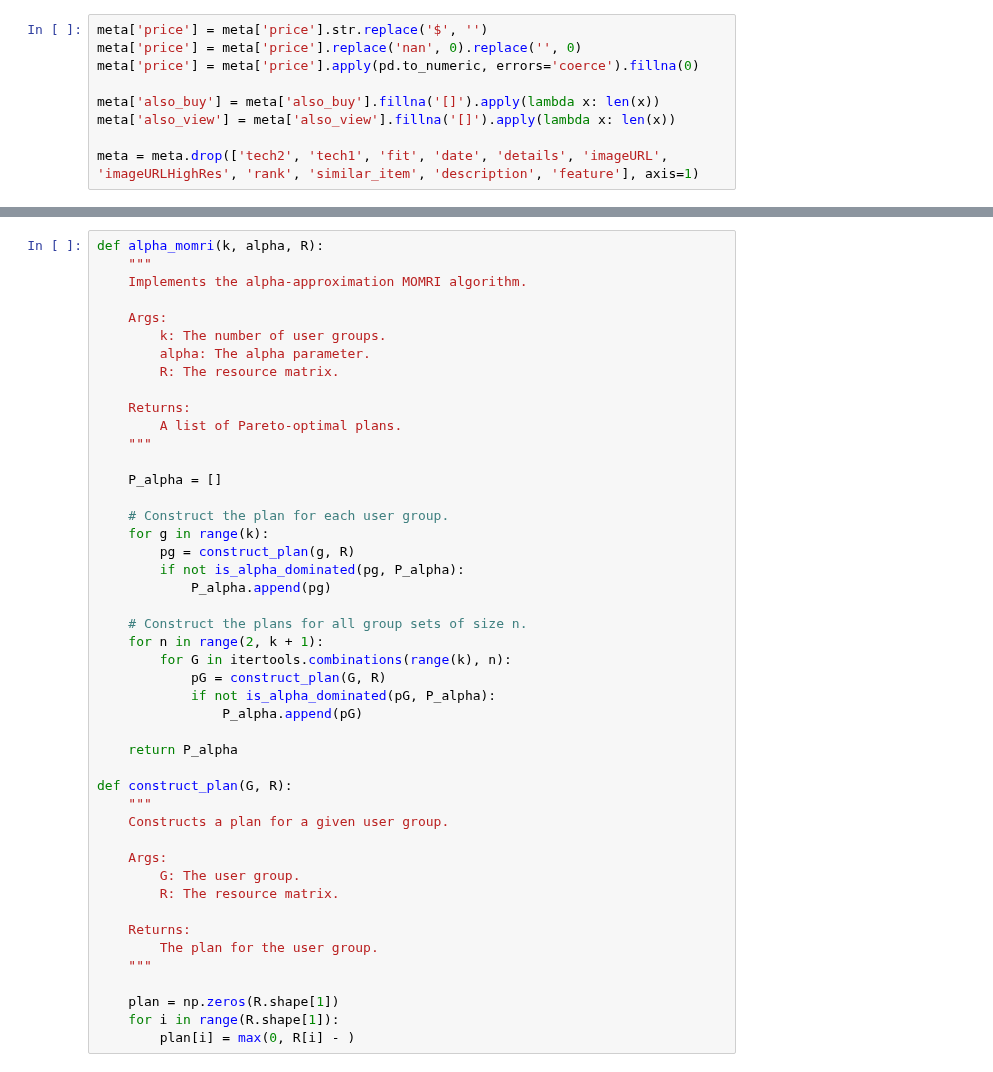
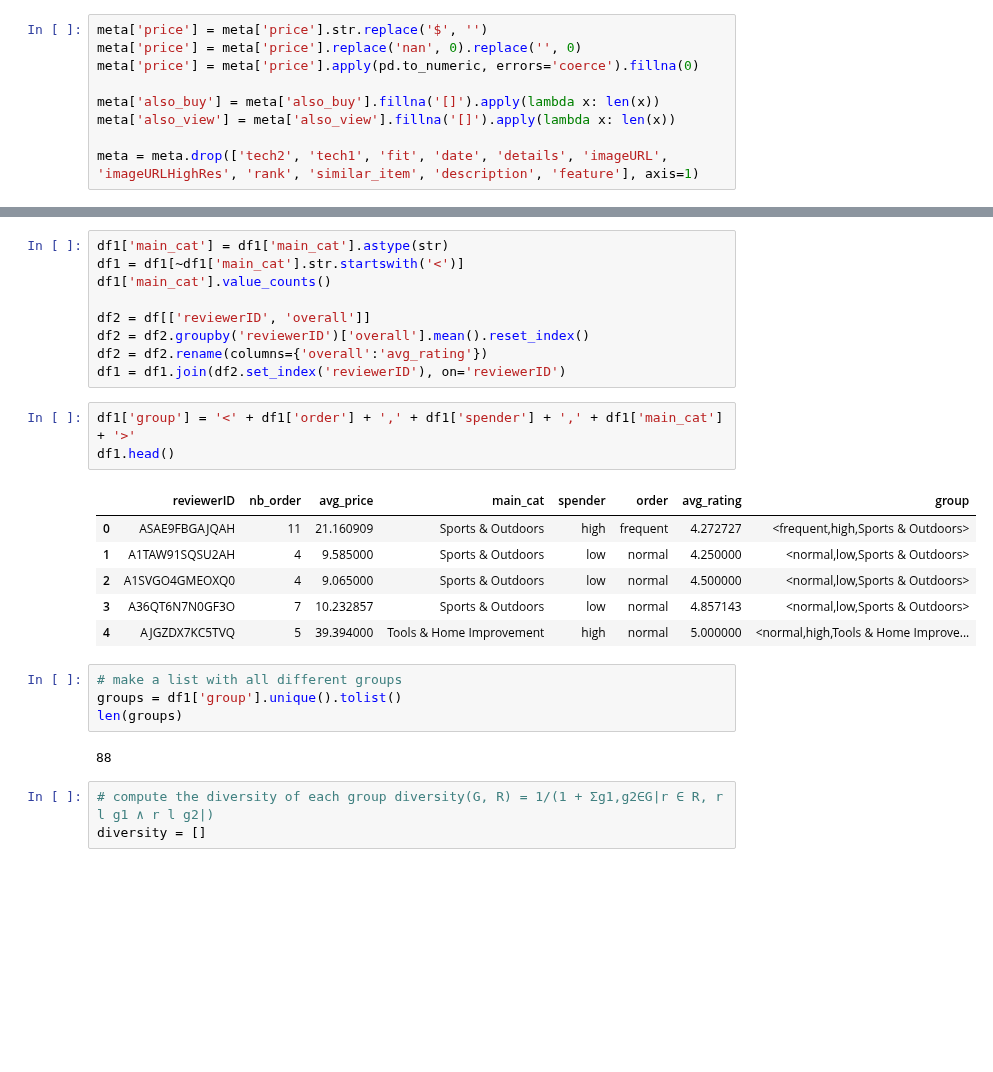
Before and after one commit to ElouanV/amazon_eda, a Jupyter notebook: notebooks/partie3.ipynb, the cells around one changed output, grey strips where cells are left out. Drawn from its saved outputs; the diff is of its cells as text; blank space fills up the shorter version.

```diff
--- a/notebooks/partie3.ipynb
+++ b/notebooks/partie3.ipynb
@@ -99,46 +86,28 @@ df1['order'].hist()
-# %%
-def alpha_momri(k, alpha, R):
-    """
-    Implements the alpha-approximation MOMRI algorithm.
-
-    Args:
-        k: The number of user groups.
-        alpha: The alpha parameter.
-        R: The resource matrix.
-
-    Returns:
-        A list of Pareto-optimal plans.
-    """
-
-    P_alpha = []
-
-    # Construct the plan for each user group.
-    for g in range(k):
-        pg = construct_plan(g, R)
-        if not is_alpha_dominated(pg, P_alpha):
-            P_alpha.append(pg)
-
-    # Construct the plans for all group sets of size n.
-    for n in range(2, k + 1):
-        for G in itertools.combinations(range(k), n):
-            pG = construct_plan(G, R)
-            if not is_alpha_dominated(pG, P_alpha):
-                P_alpha.append(pG)
-
-    return P_alpha
-
-def construct_plan(G, R):
-    """
-    Constructs a plan for a given user group.
-
-    Args:
-        G: The user group.
-        R: The resource matrix.
-
-    Returns:
-        The plan for the user group.
-    """
-
-    plan = np.zeros(R.shape[1])
-    for i in range(R.shape[1]):
-        plan[i] = max(0, R[i] - )
+# %%
+df1['main_cat'] = df1['main_cat'].astype(str)
+df1 = df1[~df1['main_cat'].str.startswith('<')]
+df1['main_cat'].value_counts()
+
+df2 = df[['reviewerID', 'overall']]
+df2 = df2.groupby('reviewerID')['overall'].mean().reset_index()
+df2 = df2.rename(columns={'overall':'avg_rating'})
+df1 = df1.join(df2.set_index('reviewerID'), on='reviewerID')
+# %%
+df1['group'] = '<' + df1['order'] + ',' + df1['spender'] + ',' + df1['main_cat'] + '>'
+df1.head()
+# %% [output]
+|  | reviewerID | nb_order | avg_price | main_cat | spender | order | avg_rating | group |
+| 0 | ASAE9FBGAJQAH | 11 | 21.160909 | Sports & Outdoors | high | frequent | 4.272727 | <frequent,high,Sports & Outdoors> |
+| 1 | A1TAW91SQSU2AH | 4 | 9.585000 | Sports & Outdoors | low | normal | 4.250000 | <normal,low,Sports & Outdoors> |
+| 2 | A1SVGO4GMEOXQ0 | 4 | 9.065000 | Sports & Outdoors | low | normal | 4.500000 | <normal,low,Sports & Outdoors> |
+| 3 | A36QT6N7N0GF3O | 7 | 10.232857 | Sports & Outdoors | low | normal | 4.857143 | <normal,low,Sports & Outdoors> |
+| 4 | AJGZDX7KC5TVQ | 5 | 39.394000 | Tools & Home Improvement | high | normal | 5.000000 | <normal,high,Tools & Home Improve... |
+# %%
+# make a list with all different groups
+groups = df1['group'].unique().tolist()
+len(groups)
+# %% [output]
+88
+# %%
+# compute the diversity of each group diversity(G, R) = 1/(1 + Σg1,g2∈G|r ∈ R, r l g1 ∧ r l g2|)
+diversity = []
```
Also changed, not shown: parts of 10 cells of this notebook.
